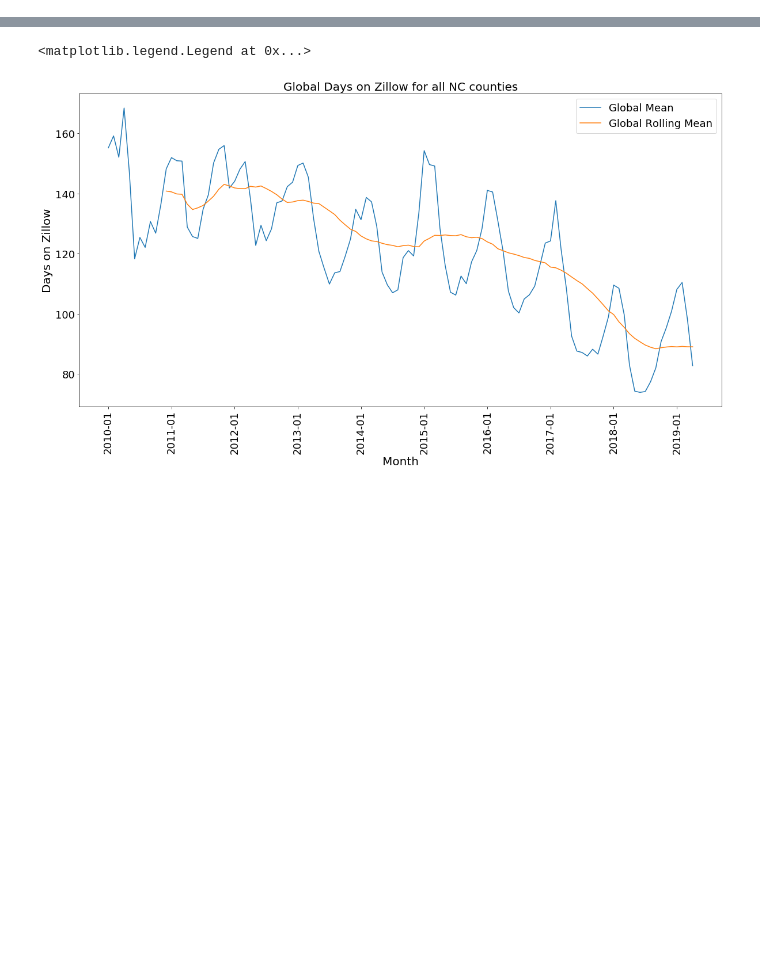
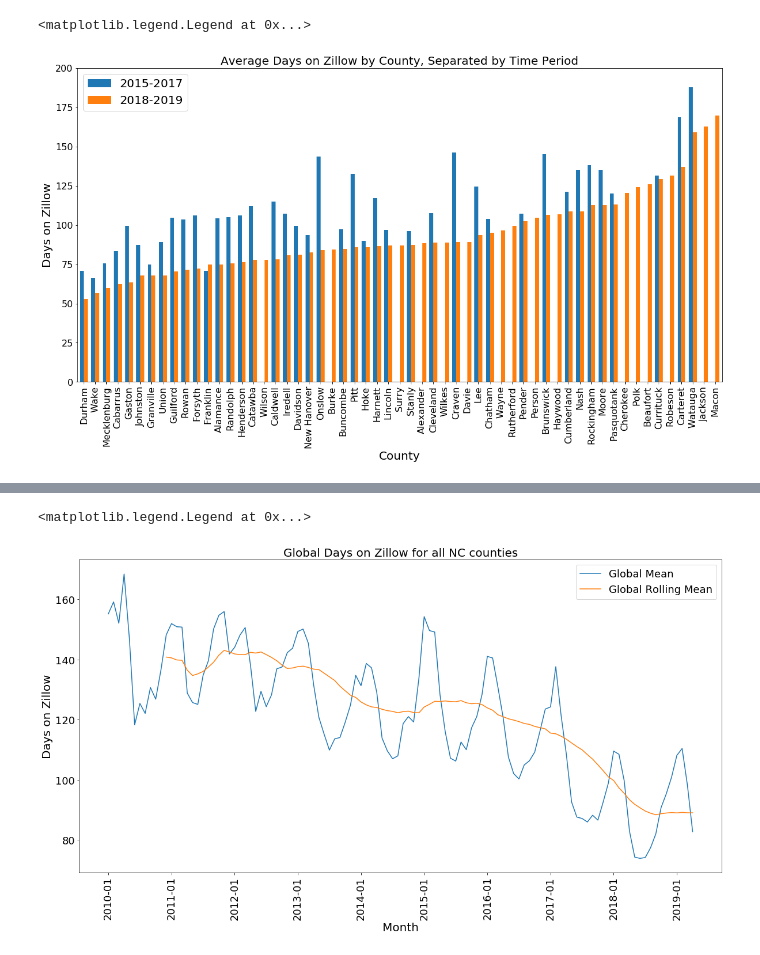
Before and after one commit to alexchao32/Project-1, a Jupyter notebook: AC-main.ipynb, the cells around one changed output, grey strips where cells are left out. Cells and saved outputs as stored; diff of their text form; code cells hidden in the pictures; blank space fills up the shorter version.

```diff
--- a/AC-main.ipynb
+++ b/AC-main.ipynb
@@ -147,0 +99,6 @@ dtype: float64
+# %%
+# Combine the two day time series into a dataframe and sort
+
+day_2015_2018 = pd.concat([day_2015_mean, day_2018_mean], axis=1)
+day_2015_2018.columns = ['2015-2017', '2018-2019']
+day_2015_2018.sort_values('2018-2019', ascending=True, inplace=True)
@@ -148,3 +129,15 @@ dtype: float64
+# %%
+#Plot comparison of days on zillow for the two time periods
+
+fig = day_2015_2018[['2015-2017','2018-2019']].plot(kind='bar', figsize=(20, 10), legend=True, fontsize=16, width=0.7)
+plt.title('Average Days on Zillow by County, Separated by Time Period', fontsize=20)
+plt.xlabel('County', fontsize=20)
+plt.ylim(0, 200)
+plt.ylabel('Days on Zillow', fontsize=20)
+plt.legend(fontsize=20)
+# %% [output]
+<matplotlib.legend.Legend at 0x...>
+[figure, added]
 # %%
 # Get mean of all counties
 day_df['mean'] = day_df.mean(axis=1)
```
Also changed, not shown: parts of 24 cells of this notebook, 2 other files.
